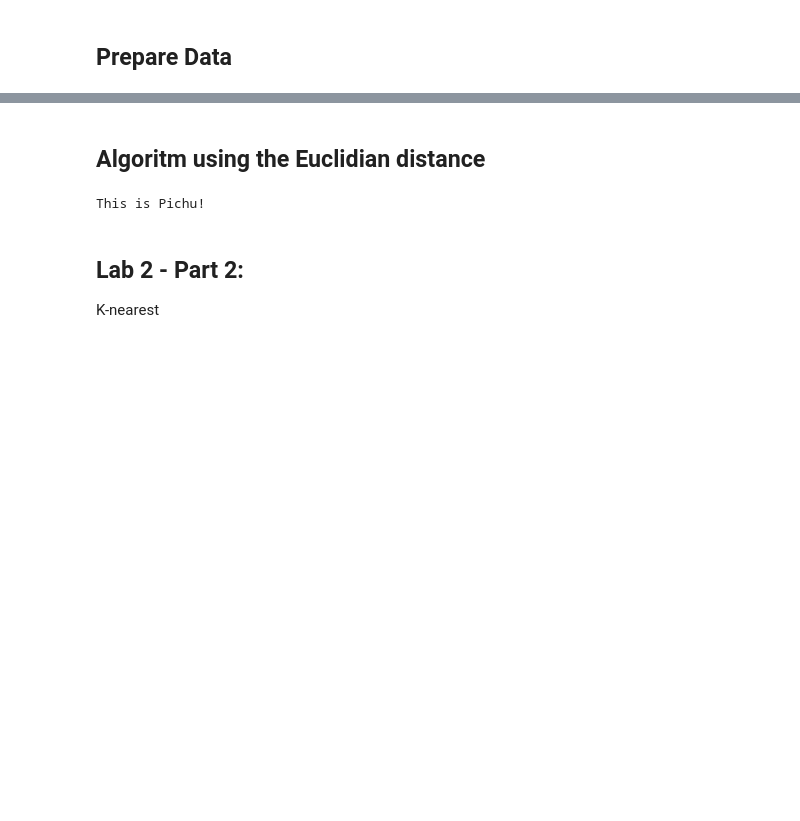
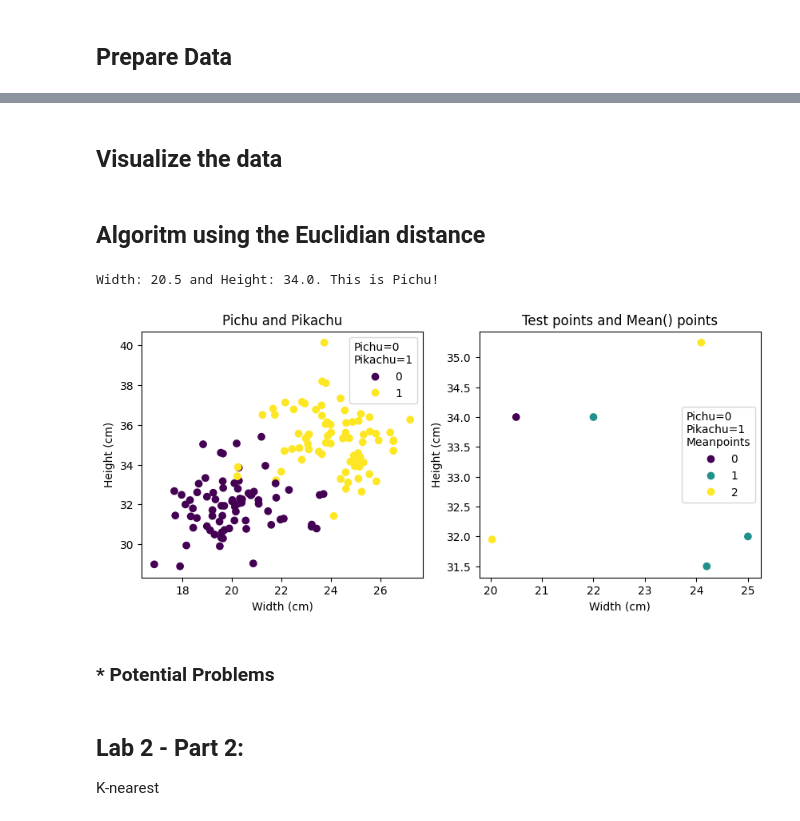
Before and after one commit to smlatic/Python-Edin-Smlatic, a Jupyter notebook: labs/Lab2/Lab2-pokemon.ipynb, the cells around one changed output, grey strips where cells are left out. Saved outputs shown, nothing was run; the diff lists cells and outputs as text; code cells hidden in the pictures; blank space fills up the shorter version.

Commit message:
Lab work - added plots to part 1

```diff
--- a/labs/Lab2/Lab2-pokemon.ipynb
+++ b/labs/Lab2/Lab2-pokemon.ipynb
@@ -77,3 +77,13 @@ pichu = datapoints_new[datapoints_new["Pika1/Pichu0"] == 0]
 # Mean() Pichu Position for X and Y
 xpichu = pichu['Width'].mean()
 ypichu = pichu['Height'].mean()
+
+
+# ------------ data frame for test points, for plotting later -------------
+
+data_test_points = [[25, 32, 1], [24.2, 31.5, 1], [22, 34, 1], [20.5, 34, 0], [xpika, ypika, 2], [xpichu, ypichu, 2]]
+  # Create pandas DataFrame
+testpoints = pd.DataFrame(data_test_points, columns=["Width", "Height", "Pika1/Pichu0"])
+testpoints
+
+#---------------------------------------------------------------------------------------
@@ -80,3 +98,5 @@ ypichu = pichu['Height'].mean()
+# %% [markdown]
+## Visualize the data
 # %% [markdown]
 ## Algoritm using the Euclidian distance
 # %%
@@ -101,10 +121,10 @@ b = (xpichu-user_x)**2 + (ypichu-user_y)**2
 distpichu = math.sqrt(b)
 
 if distpika > distpichu:
-    print("This is Pichu!")
+    print(f"Width: {user_x} and Height: {user_y}. Pichu!")
 
 else:
-    print("This is Pikachu!")
+    print(f"Width: {user_x} and Height: {user_y}. Pikachu!")
 
 
 #Test points:
@@ -113,7 +133,37 @@ else:
 #3. (22, 34) - pika
 #4. (20.5, 34) - pichu
 # %% [output]
-This is Pichu!
+Width: 20.5 and Height: 34.0. This is Pichu!
+# %%
+# Create the plot with subplots
+fig, (ax1, ax2) = plt.subplots(nrows=1, ncols=2, figsize=(10, 4))
+
+# ---------- first ax1 plot -------------
+scatter1 = ax1.scatter(datapoints_new["Width"],
+                     datapoints_new["Height"],
+                     c=datapoints_new["Pika1/Pichu0"])
+
+# ax1 Customization
+ax1.set(title="Pichu and Pikachu",
+       xlabel="Width (cm)",
+       ylabel="Height (cm)")
+ax1.legend(*scatter1.legend_elements(), title="Pichu=0\nPikachu=1")
+
+
+# --------- second ax2 plot ------------------
+scatter2 = ax2.scatter(testpoints["Width"], #  testpoints is the dataset we prepared earlier.
+                     testpoints["Height"],
+                     c=testpoints["Pika1/Pichu0"])
+
+# ax2 Customization
+ax2.set(title="Test points and Mean() points",
+       xlabel="Width (cm)",
+       ylabel="Height (cm)")
+ax2.legend(*scatter2.legend_elements(), title="Pichu=0\nPikachu=1\nMeanpoints");
+# %% [output]
+[figure, added]
+# %% [markdown]
+### * Potential Problems
 # %% [markdown]
 ## Lab 2 - Part 2:
 K-nearest
```
Also changed, not shown: parts of 1 cell of this notebook.
